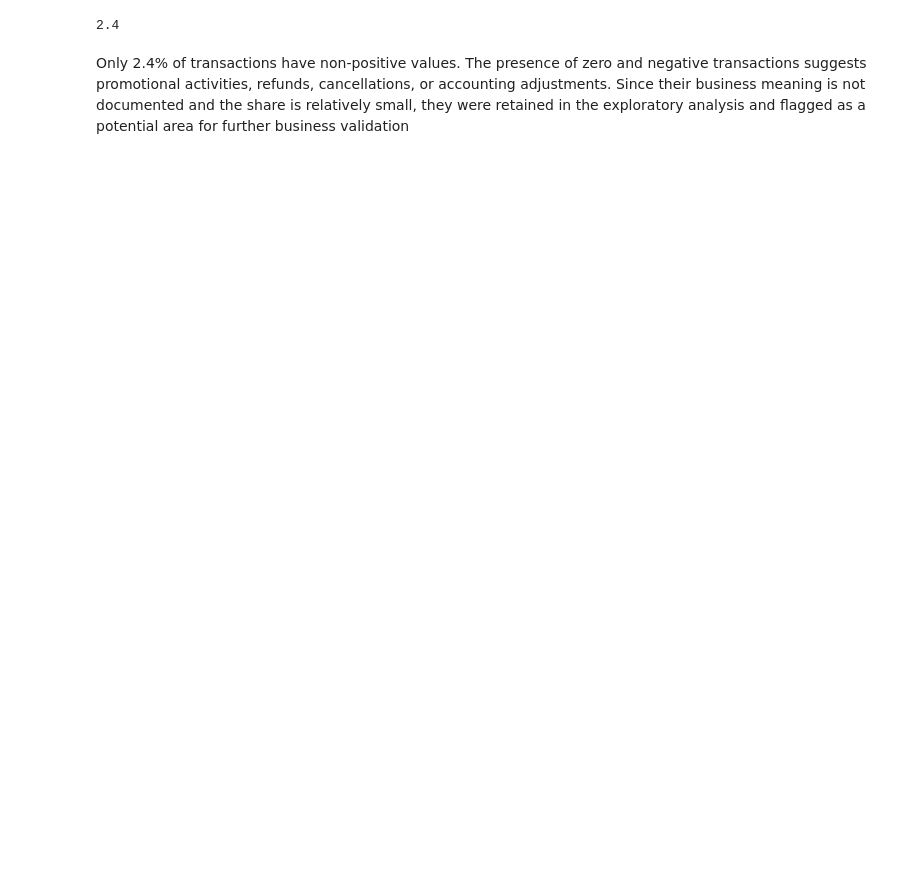
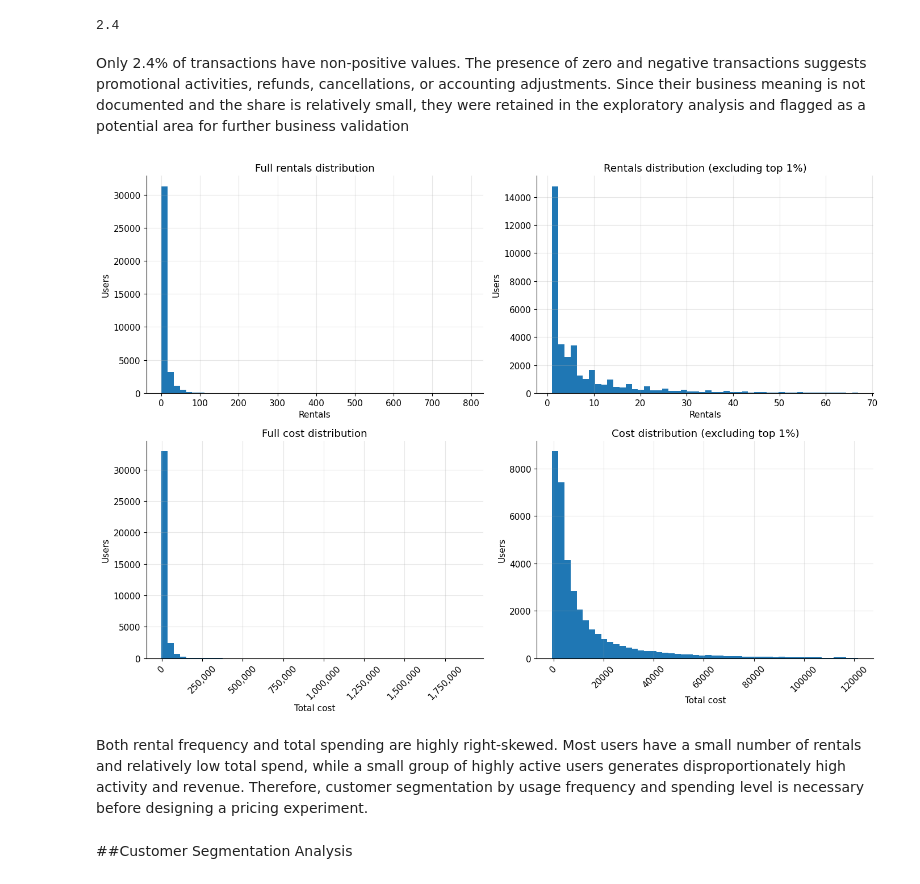
Before and after one commit to YuliaLoburets/A-B-test_project, a Jupyter notebook: A_B_Testing_project.ipynb, the cells around one changed output. Saved outputs shown, nothing was run; the diff lists cells and outputs as text; code cells hidden in the pictures; blank space fills up the shorter version.

```diff
--- a/A_B_Testing_project.ipynb
+++ b/A_B_Testing_project.ipynb
@@ -212,3 +150,43 @@ round(overview.query('cost <=0').shape[0]/overview.shape[0]*100,1)
 2.4
 # %% [markdown]
 Only 2.4% of transactions have non-positive values. The presence of zero and negative transactions suggests promotional activities, refunds, cancellations, or accounting adjustments. Since their business meaning is not documented and the share is relatively small, they were retained in the exploratory analysis and flagged as a potential area for further business validation
+# %%
+plt.close('all')
+q99_rentals = user_overview['rentals'].quantile(0.99)
+rentals_less_q99 = user_overview.query('rentals < @q99_rentals')
+
+q99_costs = user_overview['total_cost'].quantile(0.99)
+cost_less_q99 =  user_overview.query('total_cost < @q99_costs')
+
+fig, axes = plt.subplots(2,2, figsize=(14,10))
+axes[0,0].hist(user_overview['rentals'], bins=50)
+axes[0,0].set_title('Full rentals distribution')
+axes[0,0].set_xlabel('Rentals')
+axes[0,0].set_ylabel('Users')
+
+axes[0,1].hist(rentals_less_q99['rentals'], bins=50)
+axes[0,1].set_title('Rentals distribution (excluding top 1%)')
+axes[0,1].set_xlabel('Rentals')
+axes[0,1].set_ylabel('Users')
+
+axes[1,0].hist(user_overview['total_cost'], bins=50)
+axes[1,0].xaxis.set_major_formatter(ticker.FuncFormatter(lambda x, pos: f'{x:,.0f}'))
+axes[1,0].tick_params(axis='x', rotation=45)
+axes[1,0].set_title('Full cost distribution')
+axes[1,0].set_xlabel('Total cost')
+axes[1,0].set_ylabel('Users')
+
+axes[1,1].hist(cost_less_q99['total_cost'], bins=50)
+axes[1,1].set_title('Cost distribution (excluding top 1%)')
+axes[1,1].tick_params(axis='x', rotation=45)
+axes[1,1].set_xlabel('Total cost')
+axes[1,1].set_ylabel('Users')
+
+plt.tight_layout()
+plt.show()
+# %% [output]
+[figure, added]
+# %% [markdown]
+Both rental frequency and total spending are highly right-skewed. Most users have a small number of rentals and relatively low total spend, while a small group of highly active users generates disproportionately high activity and revenue. Therefore, customer segmentation by usage frequency and spending level is necessary before designing a pricing experiment.
+# %% [markdown]
+##Customer Segmentation Analysis
```
Also changed, not shown: parts of 17 cells of this notebook.
